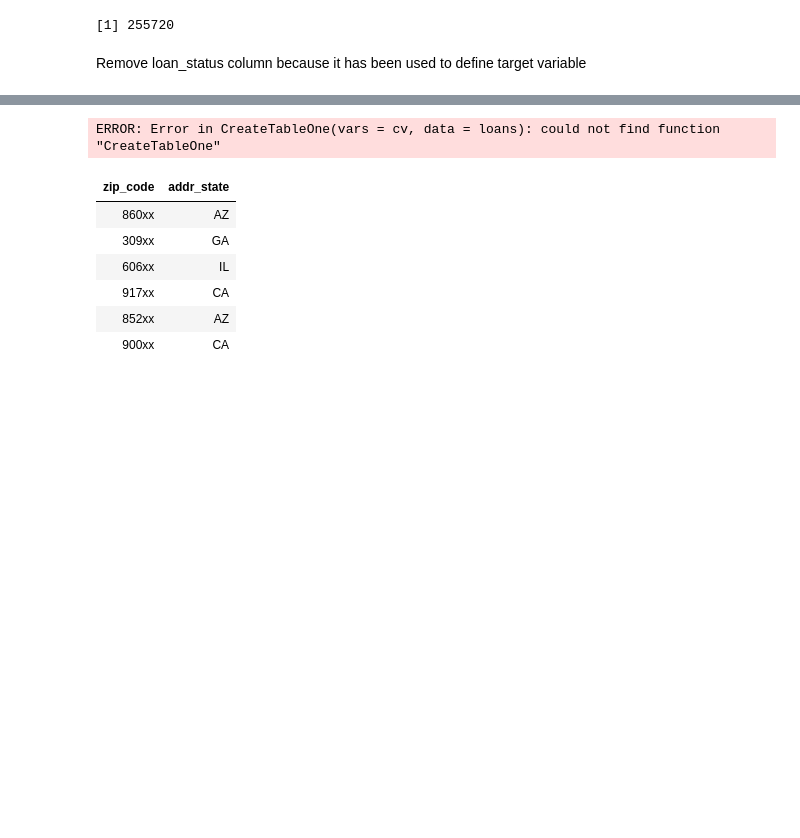
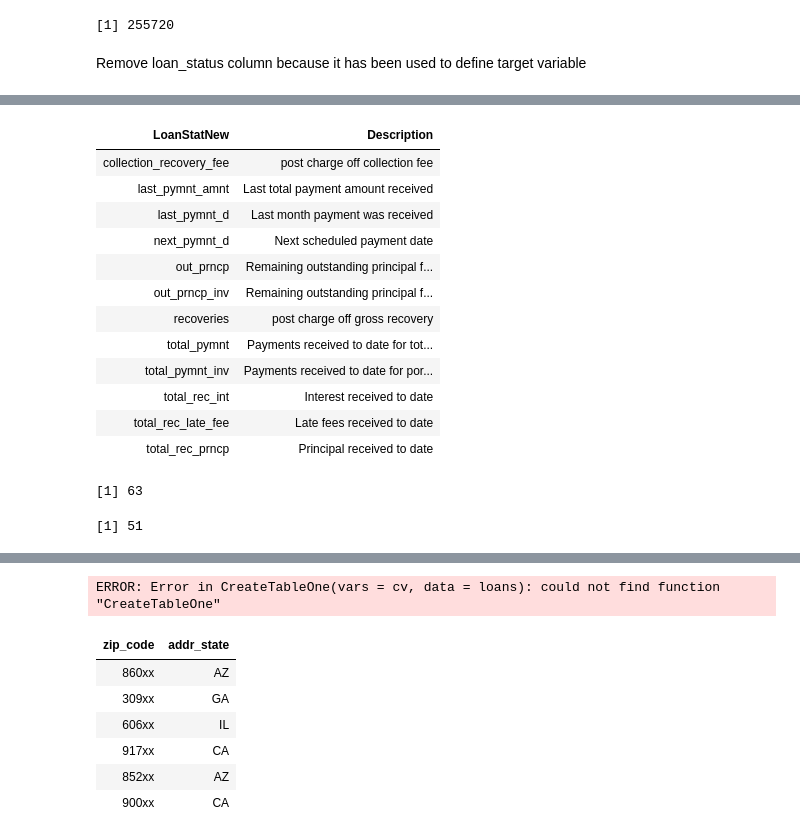
Before and after one commit to kobiburkis/LendingClubAnalysis, a Jupyter notebook: notebooks/Data Exploration-Project.ipynb, the cells around one changed output, grey strips where cells are left out. Drawn from its saved outputs; the diff is of its cells as text; code cells hidden in the pictures; blank space fills up the shorter version.

```diff
--- a/notebooks/Data Exploration-Project.ipynb
+++ b/notebooks/Data Exploration-Project.ipynb
@@ -77,9 +77,9 @@ We can see that we have 887382 loans and 74 features.
     Data Features description by Lending Club
 # %%
 # Load the Excel workbook
-##path <- "D:/Google Drive/Final Project/"
+path <- "D:/Google Drive/Final Project/"
 ##WorkPath
-path = "C:/Users/Kobi/Google Drive/Final Project/"
+#path = "C:/Users/Kobi/Google Drive/Final Project/"
 excel_file <- paste0("/lcdatadictionary.xlsx")
 # see available tabs
 excel_sheets(paste0(path, excel_file))
@@ -548,3 +524,31 @@ loans <- loans %>% select(-one_of("loan_status"))
+# %%
+exclude <- c("last_pymnt_d","next_pymnt_d","collection_recovery_fee","last_pymnt_amnt",
+             "out_prncp","out_prncp_inv","recoveries","total_pymnt",
+             "total_pymnt_inv","total_rec_int","total_rec_late_fee","total_rec_prncp"
+            )
+meta_loan_stats[,1:2] %>% filter(LoanStatNew %in% exclude)
+# %% [output]
+| LoanStatNew | Description |
+| collection_recovery_fee | post charge off collection fee |
+| last_pymnt_amnt | Last total payment amount received |
+| last_pymnt_d | Last month payment was received |
+| next_pymnt_d | Next scheduled payment date |
+| out_prncp | Remaining outstanding principal f... |
+| out_prncp_inv | Remaining outstanding principal f... |
+| recoveries | post charge off gross recovery |
+| total_pymnt | Payments received to date for tot... |
+| total_pymnt_inv | Payments received to date for por... |
+| total_rec_int | Interest received to date |
+| total_rec_late_fee | Late fees received to date |
+| total_rec_prncp | Principal received to date |
+# %%
+
+ncol(loans)
+loans <- excludeColumns(loans,exclude)
+ncol(loans)
+# %% [output]
+[1] 63
+[1] 51
 # %%
 split(names(loans),sapply(loans, function(x) paste(class(x), collapse=" ")))
 # %% [output]
```
Also changed, not shown: parts of 20 cells of this notebook, 1 other file.
